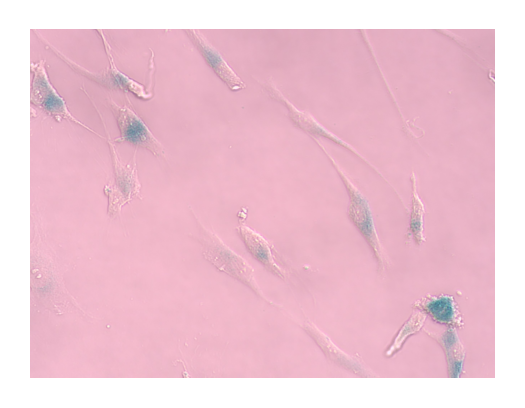
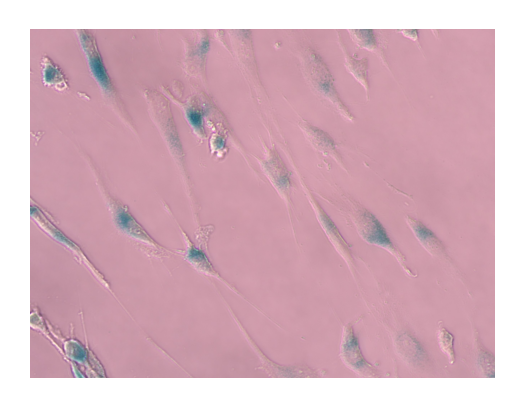
Unified diff of the notebook cell whose output changed from the first chart to the second:
--- before
+++ after
@@ -67,8 +67,8 @@
 
 # view 1 image
-img = io.imread(files[-1])
+#img = io.imread(files[-1])
 
 #Añadido por mi tras mirar en Bing
-img = img / np.amax(img)
+#img = img / np.amax(img)
 #plt.imshow(tu_imagen)
 
@@ -79,8 +79,8 @@
 
 
-plt.figure(figsize=(2,2))
-plt.imshow(img)
-plt.axis('off')
-plt.show()
+#plt.figure(figsize=(2,2))
+#plt.imshow(img)
+#plt.axis('off')
+#plt.show()
 
 plt.figure(figsize=(2,2))

Commit: Cambios en channels que hace que todas las imágenes tengan máscara